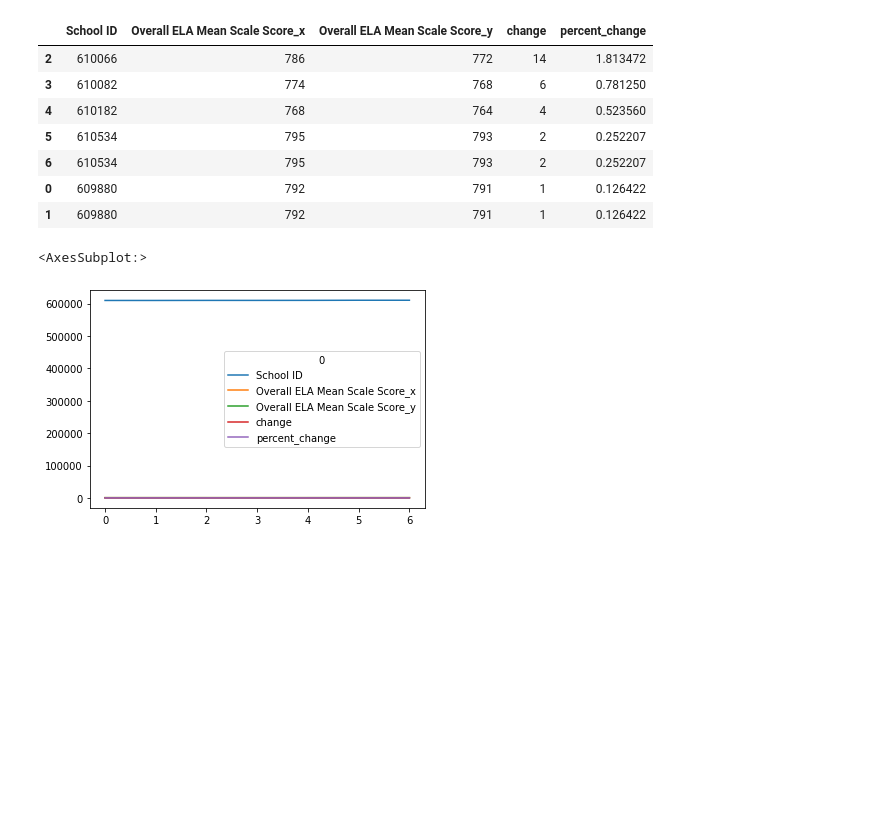
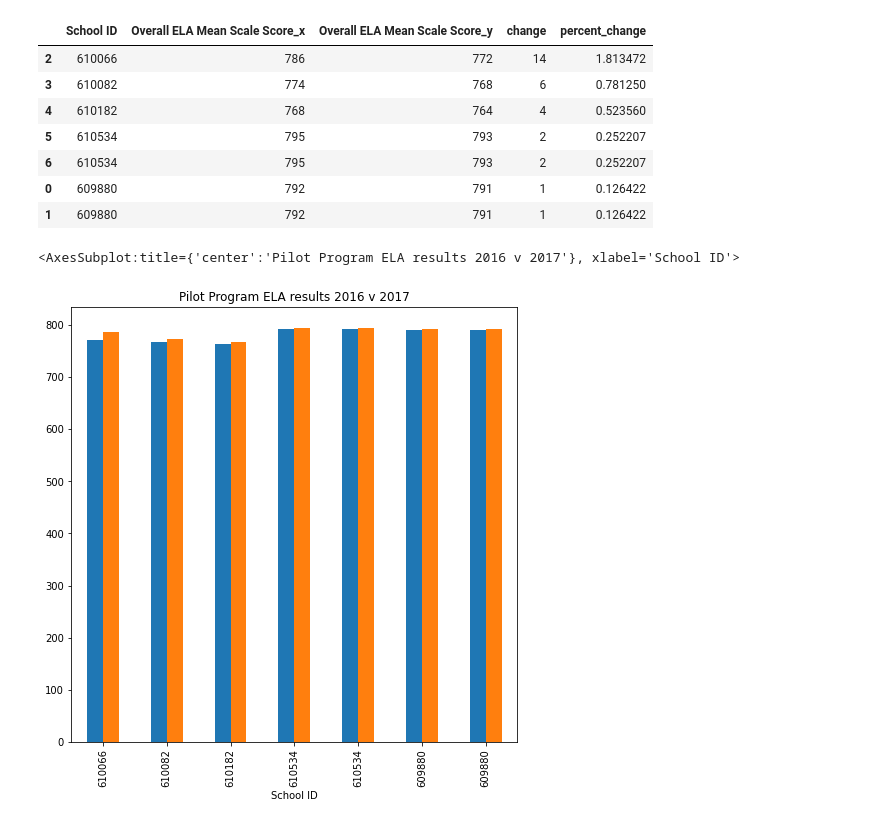
Before and after one commit to lilphonsdale/ep_if, a Jupyter notebook: Pilot_Program_Results.ipynb, the cells around one changed output. Cells and saved outputs as stored; diff of their text form; code cells hidden in the pictures; blank space fills up the shorter version.

Commit message:
added visualizations
looked at score improvement YOY

```diff
--- a/Pilot_Program_Results.ipynb
+++ b/Pilot_Program_Results.ipynb
@@ -151,8 +151,14 @@ growth.sort_values(by="percent_change", ascending=False)
 | 6 | 610534 | 795 | 793 | 2 | 0.252207 |
 | 0 | 609880 | 792 | 791 | 1 | 0.126422 |
 | 1 | 609880 | 792 | 791 | 1 | 0.126422 |
-# %%
-growth.plot()
-# %% [output]
-<AxesSubplot:>
-[figure, removed]
+# %%
+#visualizing the results
+
+growth = growth.sort_values(by="percent_change", ascending=False)
+chart1 = growth.set_index("School ID")
+chart1 = chart1[["Overall ELA Mean Scale Score_y","Overall ELA Mean Scale Score_x"]]
+chart1.rename(columns={"Overall ELA Mean Scale Score_y":"2016","Overall ELA Mean Scale Score_x":"2017"})
+chart1.plot.bar(title = "Pilot Program ELA results 2016 v 2017",legend=False, figsize=(8,8))
+# %% [output]
+<AxesSubplot:title={'center':'Pilot Program ELA results 2016 v 2017'}, xlabel='School ID'>
+[figure, added]
```
Also changed, not shown: parts of 1 cell of this notebook.
